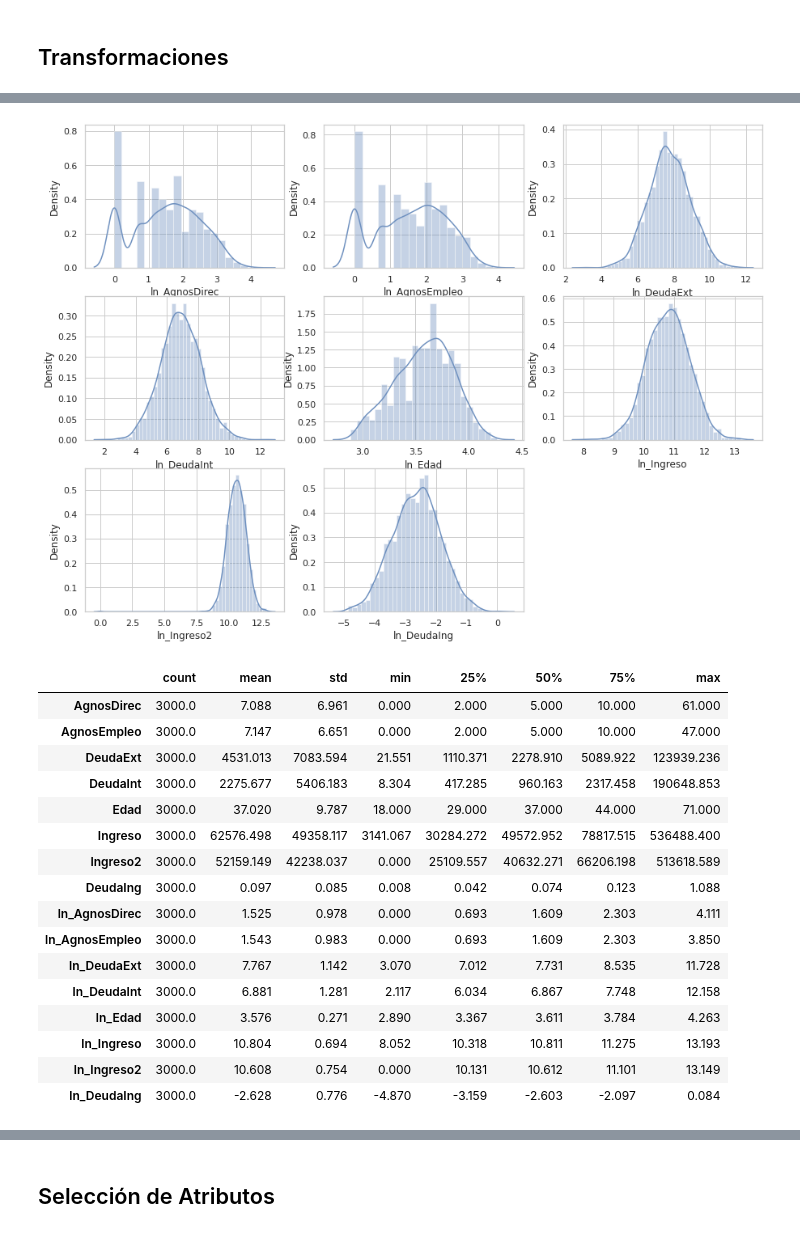
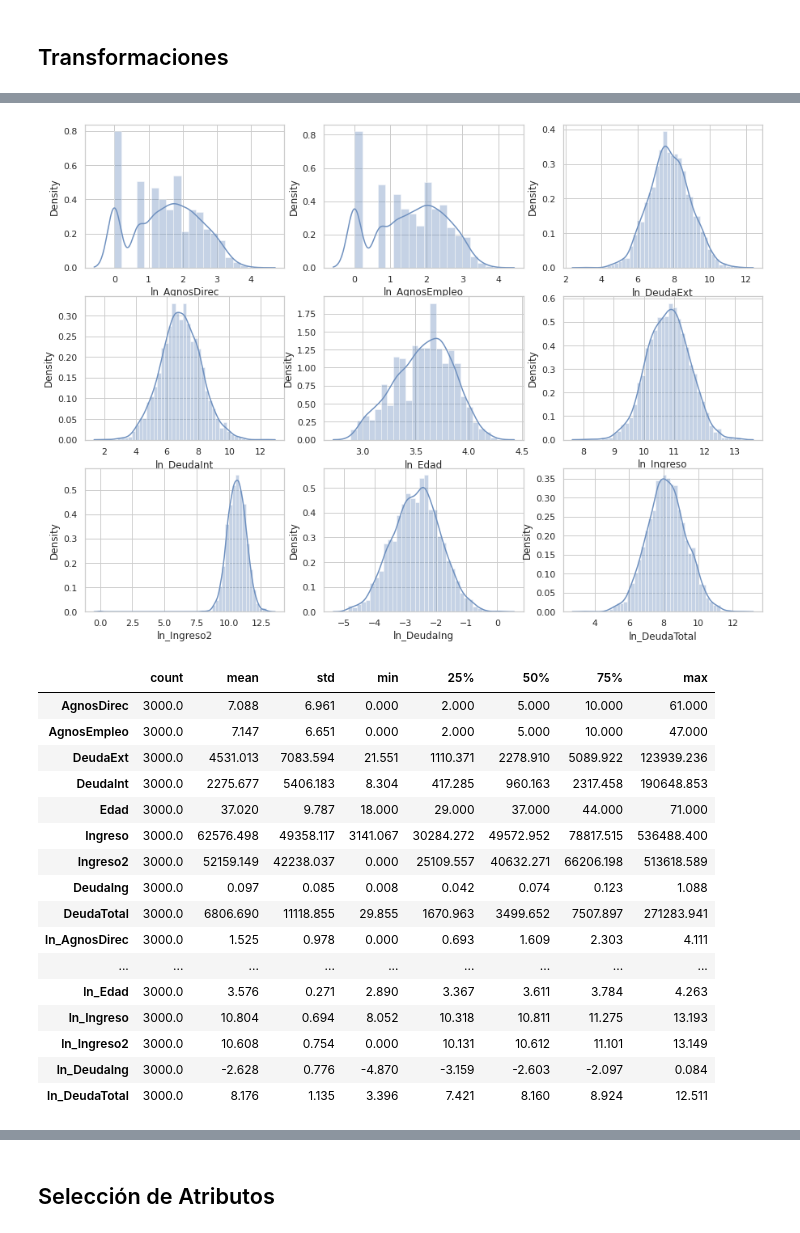
Before and after one commit to cristobalperezp/Intro_Deep_Learning, a Jupyter notebook: Tarea_1.ipynb, the cells around one changed output, grey strips where cells are left out. Saved outputs shown, nothing was run; the diff lists cells and outputs as text; code cells hidden in the pictures.

```diff
--- a/Tarea_1.ipynb
+++ b/Tarea_1.ipynb
@@ -254,6 +252,7 @@ VarObj          0
 dtype: int64
 # %%
 df['DeudaIng'] = (df['DeudaExt']+df['DeudaInt'])/df['Ingreso']
+df['DeudaTotal'] = (df['DeudaExt']+df['DeudaInt'])
 df.head()
 # %% [output]
 |  | ID | AgnosDirec | AgnosEmpleo | DeudaExt | DeudaInt | Edad | Ingreso | Ingreso2 | Nacionalidad | ... |
@@ -291,16 +291,16 @@ df.head()
 # %%
 graf = df.copy()
-graf = graf.iloc[:,10:18]
+graf = graf.iloc[:,11:20]
 
 f = plt.figure(figsize=(15,15))
-for i in range(8):
+for i in range(9):
     f.add_subplot(4, 3, i+1)
     sns.distplot(graf.iloc[:,i])
 plt.show()
 # %% [output]
-[figure, old version]
+[figure, new version]
 # %%
-df.iloc[:,1:18].describe().T.round(3)
+df.iloc[:,1:20].describe().T.round(3)
 # %% [output]
 |  | count | mean | std | min | 25% | 50% | 75% | max |
 | AgnosDirec | 3000.0 | 7.088 | 6.961 | 0.000 | 2.000 | 5.000 | 10.000 | 61.000 |
@@ -311,14 +311,14 @@ df.iloc[:,1:18].describe().T.round(3)
 | Ingreso | 3000.0 | 62576.498 | 49358.117 | 3141.067 | 30284.272 | 49572.952 | 78817.515 | 536488.400 |
 | Ingreso2 | 3000.0 | 52159.149 | 42238.037 | 0.000 | 25109.557 | 40632.271 | 66206.198 | 513618.589 |
 | DeudaIng | 3000.0 | 0.097 | 0.085 | 0.008 | 0.042 | 0.074 | 0.123 | 1.088 |
+| DeudaTotal | 3000.0 | 6806.690 | 11118.855 | 29.855 | 1670.963 | 3499.652 | 7507.897 | 271283.941 |
 | ln_AgnosDirec | 3000.0 | 1.525 | 0.978 | 0.000 | 0.693 | 1.609 | 2.303 | 4.111 |
-| ln_AgnosEmpleo | 3000.0 | 1.543 | 0.983 | 0.000 | 0.693 | 1.609 | 2.303 | 3.850 |
-| ln_DeudaExt | 3000.0 | 7.767 | 1.142 | 3.070 | 7.012 | 7.731 | 8.535 | 11.728 |
-| ln_DeudaInt | 3000.0 | 6.881 | 1.281 | 2.117 | 6.034 | 6.867 | 7.748 | 12.158 |
+| ... | ... | ... | ... | ... | ... | ... | ... | ... |
 | ln_Edad | 3000.0 | 3.576 | 0.271 | 2.890 | 3.367 | 3.611 | 3.784 | 4.263 |
 | ln_Ingreso | 3000.0 | 10.804 | 0.694 | 8.052 | 10.318 | 10.811 | 11.275 | 13.193 |
 | ln_Ingreso2 | 3000.0 | 10.608 | 0.754 | 0.000 | 10.131 | 10.612 | 11.101 | 13.149 |
 | ln_DeudaIng | 3000.0 | -2.628 | 0.776 | -4.870 | -3.159 | -2.603 | -2.097 | 0.084 |
+| ln_DeudaTotal | 3000.0 | 8.176 | 1.135 | 3.396 | 7.421 | 8.160 | 8.924 | 12.511 |
 # %%
 df.columns
 # %% [output]
```
Also changed, not shown: parts of 41 cells of this notebook.
